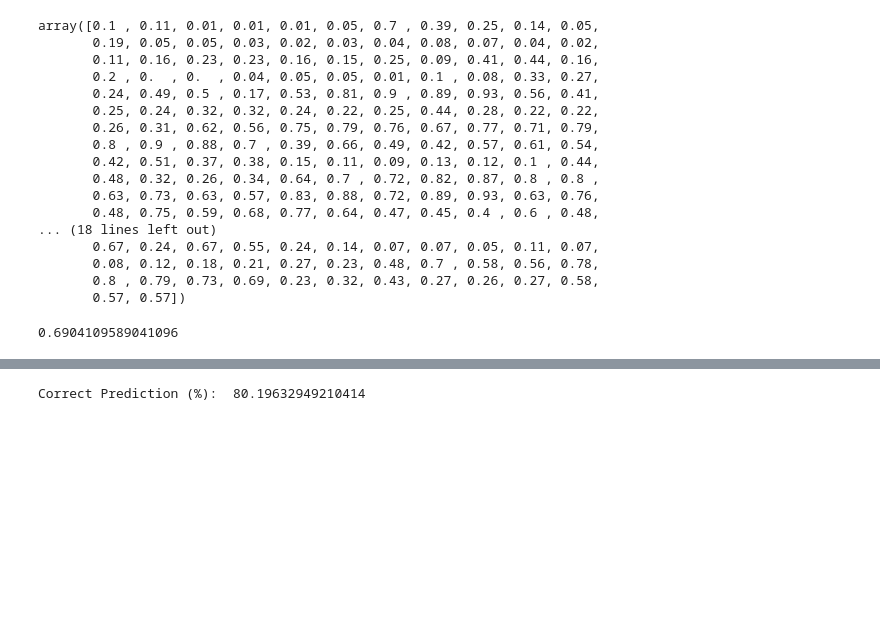
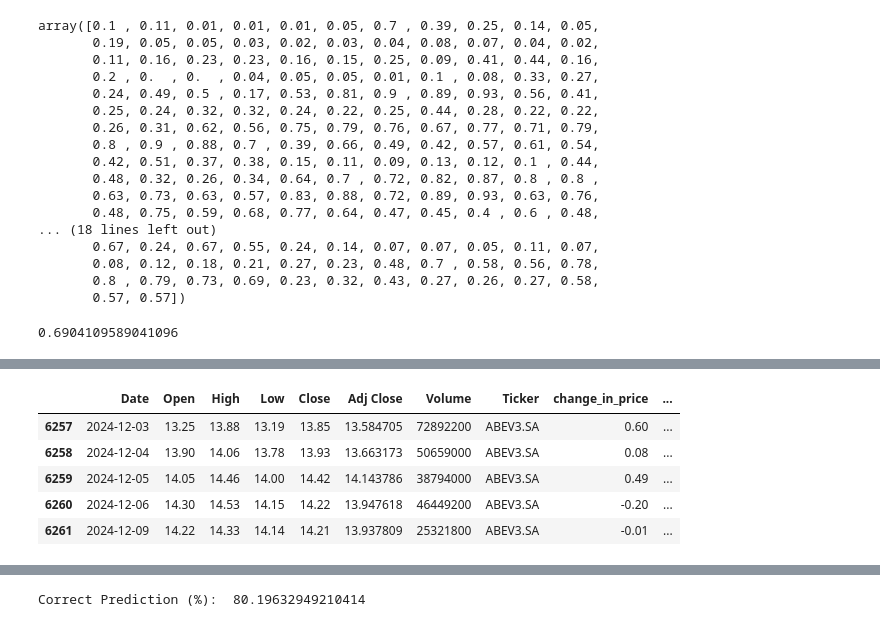
Before and after one commit to Bruno-Santana-Eco/TCC_Machine_learning, a Jupyter notebook: Random Forest 2.ipynb, the cells around one changed output, grey strips where cells are left out. Saved outputs shown, nothing was run; the diff lists cells and outputs as text; code cells hidden in the pictures; blank space fills up the shorter version.

```diff
--- a/Random Forest 2.ipynb
+++ b/Random Forest 2.ipynb
@@ -641,0 +665,9 @@ accuracy_score(test['Prediction'], tests_preds)
+# %%
+price_data_ABEV.tail()
+# %% [output]
+|  | Date | Open | High | Low | Close | Adj Close | Volume | Ticker | change_in_price | ... |
+| 6257 | 2024-12-03 | 13.25 | 13.88 | 13.19 | 13.85 | 13.584705 | 72892200 | ABEV3.SA | 0.60 | ... |
+| 6258 | 2024-12-04 | 13.90 | 14.06 | 13.78 | 13.93 | 13.663173 | 50659000 | ABEV3.SA | 0.08 | ... |
+| 6259 | 2024-12-05 | 14.05 | 14.46 | 14.00 | 14.42 | 14.143786 | 38794000 | ABEV3.SA | 0.49 | ... |
+| 6260 | 2024-12-06 | 14.30 | 14.53 | 14.15 | 14.22 | 13.947618 | 46449200 | ABEV3.SA | -0.20 | ... |
+| 6261 | 2024-12-09 | 14.22 | 14.33 | 14.14 | 14.21 | 13.937809 | 25321800 | ABEV3.SA | -0.01 | ... |
```
Also changed, not shown: parts of 28 cells of this notebook, 1 other file.
